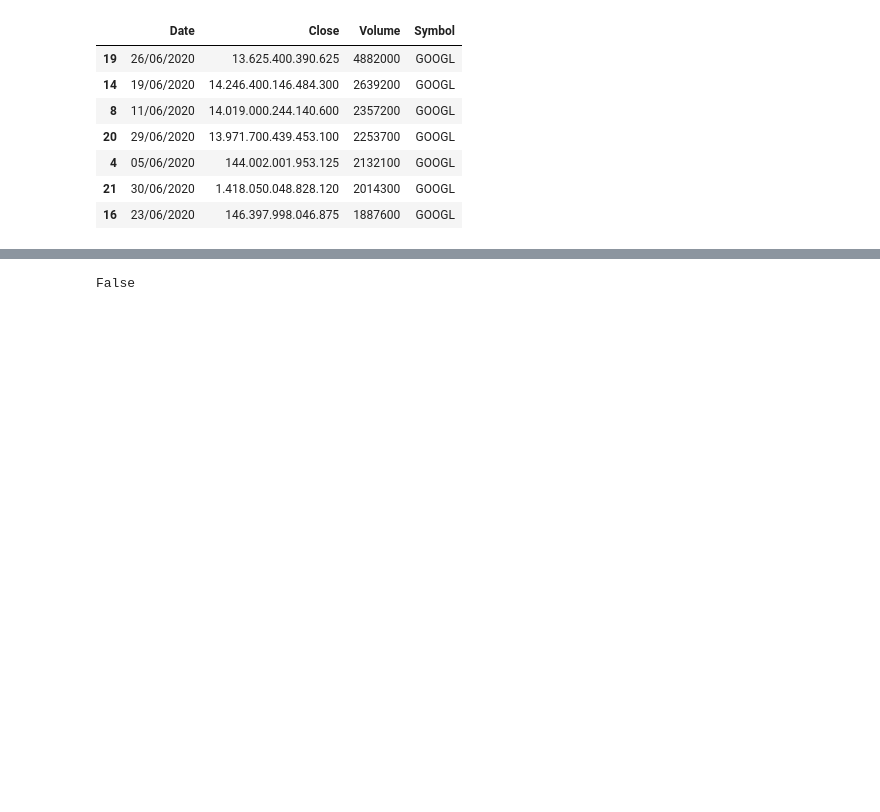
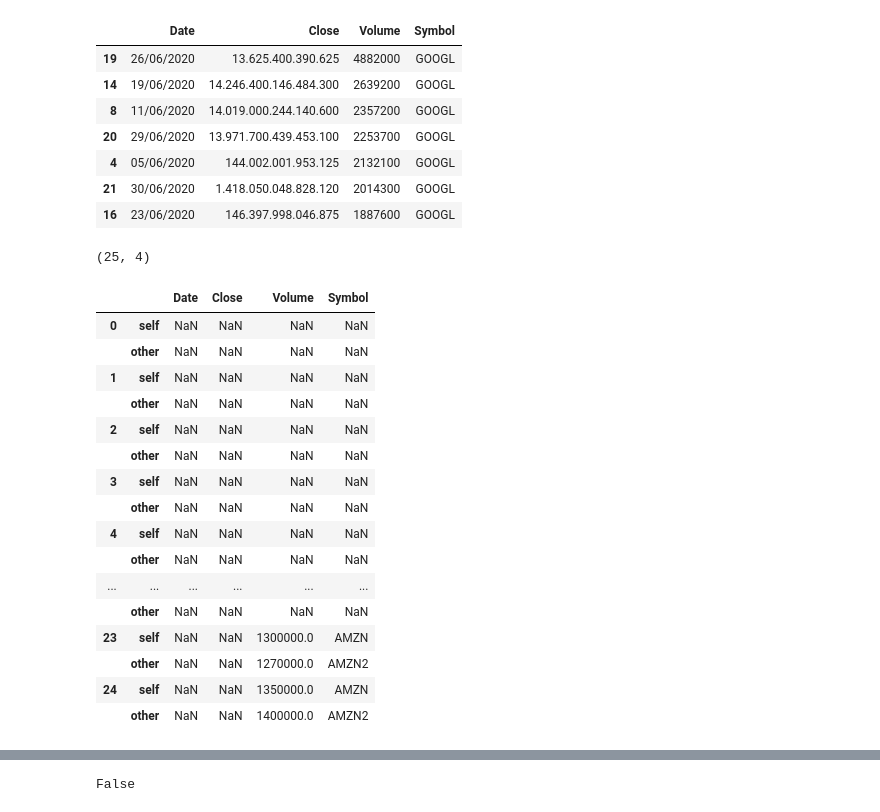
Before and after one commit to jrjosias2/PythonScripts, a Jupyter notebook: Cloud_Academy/Data_wrangling/data_wrangling.ipynb, the cells around one changed output, grey strips where cells are left out. Cells and saved outputs as stored; diff of their text form; code cells hidden in the pictures; blank space fills up the shorter version.

```diff
--- a/Cloud_Academy/Data_wrangling/data_wrangling.ipynb
+++ b/Cloud_Academy/Data_wrangling/data_wrangling.ipynb
@@ -69,3 +69,11 @@ googl.nlargest(7, columns='Volume')
 | 16 | 23/06/2020 | 146.397.998.046.875 | 1887600 | GOOGL |
 # %%
 amzn.loc[len(amzn.index)] = ['02/04/2023', '3500.0', 1258100, 'AMZN']
+# %%
+amzn2 = amzn.copy()
+# %%
+amzn2.loc[len(amzn.index)] = ['03/04/2023', '3500.0', 1600000, 'AMZN2']
+# %%
+amzn2.shape
+# %% [output]
+(25, 4)
@@ -71,0 +83,20 @@ amzn.loc[len(amzn.index)] = ['02/04/2023', '3500.0', 1258100, 'AMZN']
+# %%
+amzn.compare(amzn2, align_axis=0, keep_shape=True, keep_equal=False)
+# %% [output]
+|  |  | Date | Close | Volume | Symbol |
+| 0 | self | NaN | NaN | NaN | NaN |
+|  | other | NaN | NaN | NaN | NaN |
+| 1 | self | NaN | NaN | NaN | NaN |
+|  | other | NaN | NaN | NaN | NaN |
+| 2 | self | NaN | NaN | NaN | NaN |
+|  | other | NaN | NaN | NaN | NaN |
+| 3 | self | NaN | NaN | NaN | NaN |
+|  | other | NaN | NaN | NaN | NaN |
+| 4 | self | NaN | NaN | NaN | NaN |
+|  | other | NaN | NaN | NaN | NaN |
+| ... | ... | ... | ... | ... | ... |
+|  | other | NaN | NaN | NaN | NaN |
+| 23 | self | NaN | NaN | 1300000.0 | AMZN |
+|  | other | NaN | NaN | 1270000.0 | AMZN2 |
+| 24 | self | NaN | NaN | 1350000.0 | AMZN |
+|  | other | NaN | NaN | 1400000.0 | AMZN2 |
```
Also changed, not shown: parts of 12 cells of this notebook.
